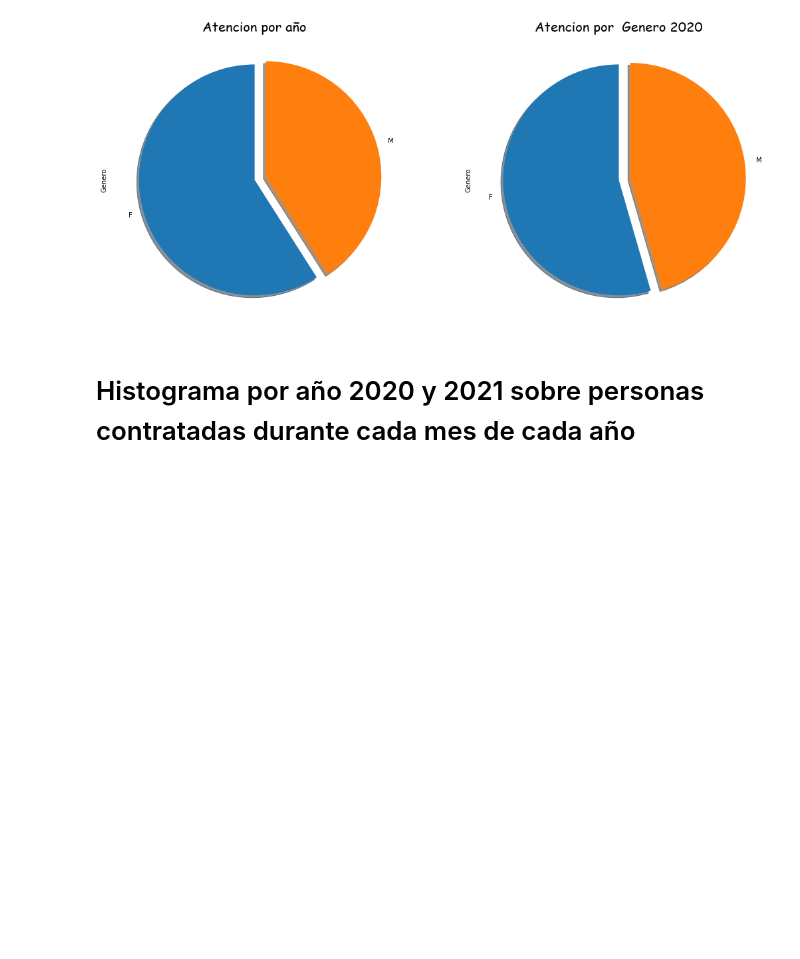
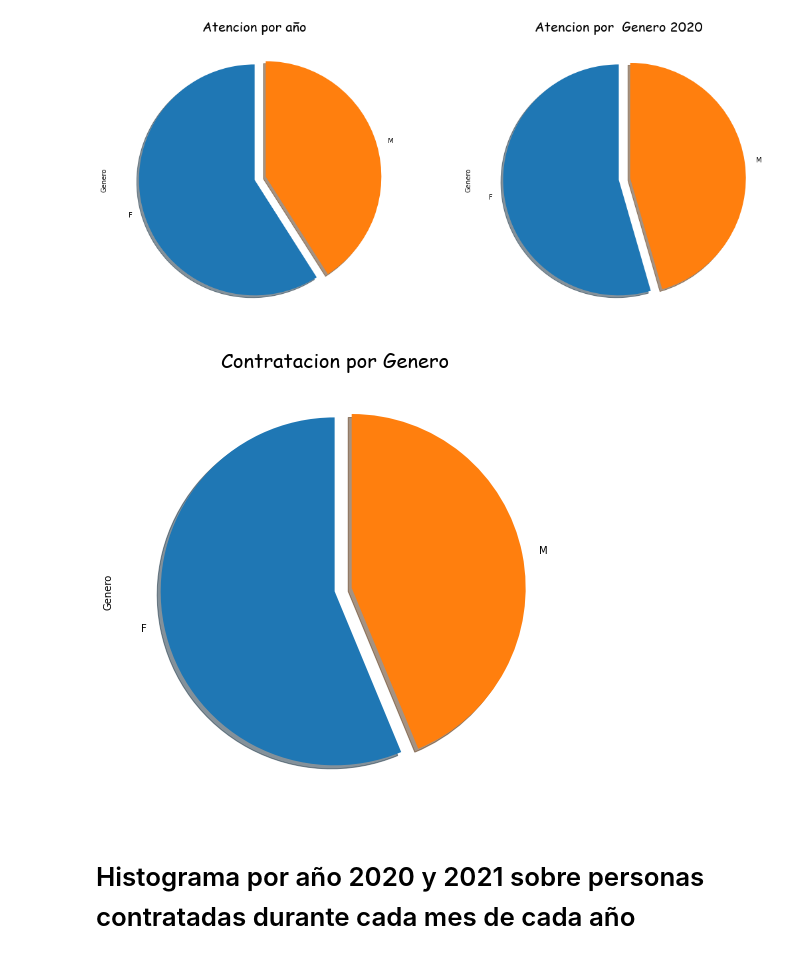
Before and after one commit to SaukB/Analisis, a Jupyter notebook: Material/Proyecto.ipynb, the cells around one changed output. Cells and saved outputs as stored; diff of their text form; code cells hidden in the pictures; blank space fills up the shorter version.

```diff
--- a/Material/Proyecto.ipynb
+++ b/Material/Proyecto.ipynb
@@ -179,6 +173,12 @@ plt.show
 # %% [output]
 <function matplotlib.pyplot.show(close=None, block=None)>
 [figure]
+# %%
+mdatos.Genero.value_counts().plot.pie(explode =[0,0.1] , shadow =True,startangle=90,  figsize =(18,8))
+plt.title('Contratacion por Genero',fontdict= font1)
+plt.show()
+# %% [output]
+[figure, added]
 # %% [markdown]
 # Histograma por año 2020 y 2021 sobre personas contratadas durante cada mes de cada año
 # %%
```
Also changed, not shown: parts of 3 cells of this notebook.
